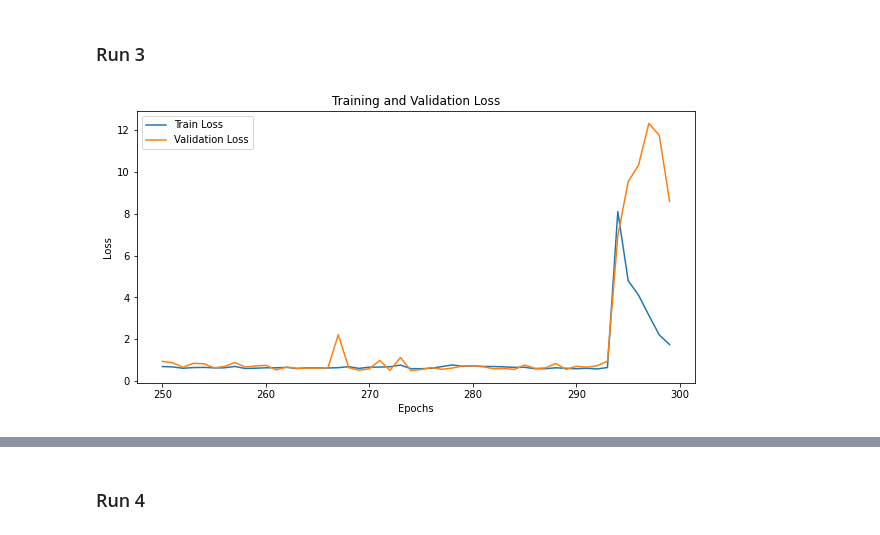
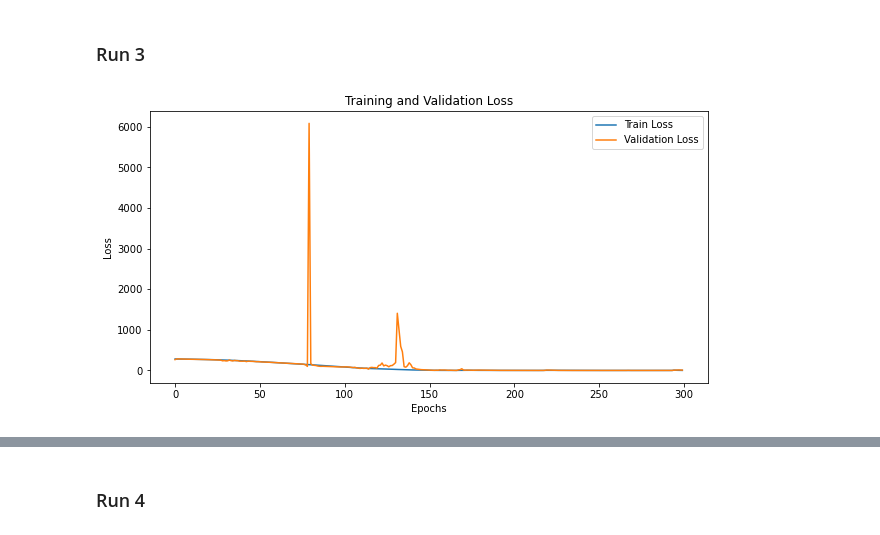
Before and after one commit to cleveryangcong/Bachelor_Thesis, a Jupyter notebook: notebooks/exploratory/2.7.1-dc-U_net_load_csv_and_test.ipynb, the cells around one changed output, grey strips where cells are left out. Saved outputs shown, nothing was run; the diff lists cells and outputs as text; code cells hidden in the pictures.

```diff
--- a/notebooks/exploratory/2.7.1-dc-U_net_load_csv_and_test.ipynb
+++ b/notebooks/exploratory/2.7.1-dc-U_net_load_csv_and_test.ipynb
@@ -184,9 +140,7 @@ plot_losses(
 # %%
 df_3 = plot_losses(
     "/Data/Delong_BA_Data/models/U_net/csv_log/_training_log_var_2_lead_0_lr_0.001_ep_300_bs_128_filters20.csv",
-    250,
-    300,
 )
 # %% [output]
-[figure, old version]
+[figure, new version]
 [interactive output not drawn]
```
Also changed, not shown: parts of 18 cells of this notebook.
